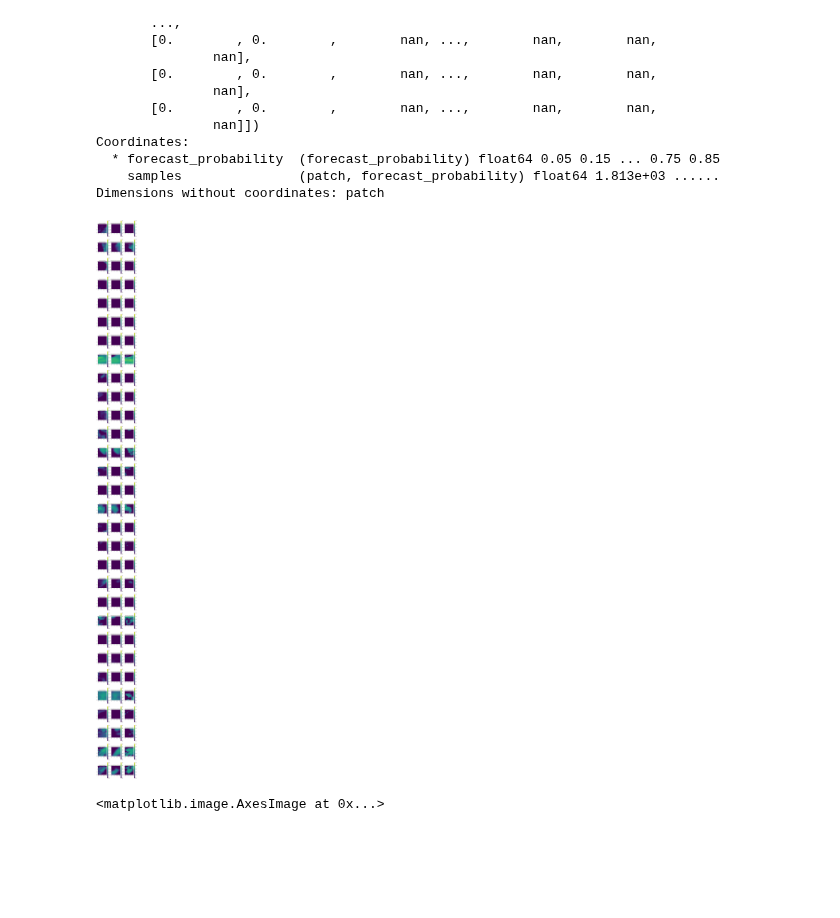
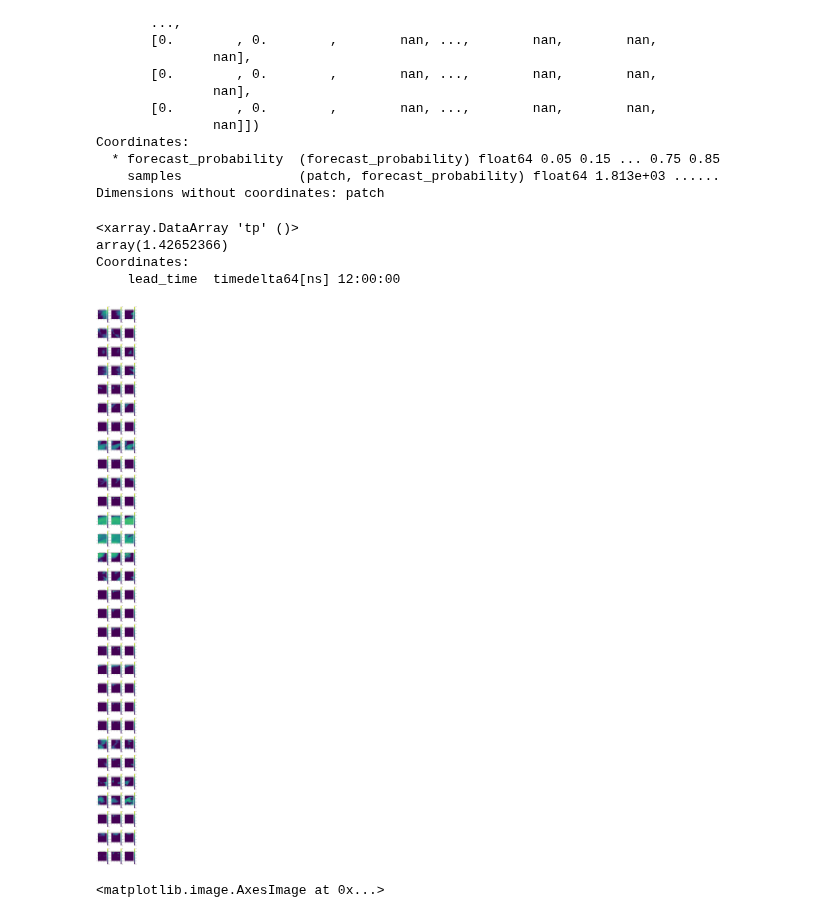
Before and after one commit to raspstephan/nwp-downscale, a Jupyter notebook: notebooks/eval_dev.ipynb, the cells around one changed output. Saved outputs shown, nothing was run; the diff lists cells and outputs as text; code cells hidden in the pictures; blank space fills up the shorter version.

```diff
--- a/notebooks/eval_dev.ipynb
+++ b/notebooks/eval_dev.ipynb
@@ -30,7 +30,7 @@ else:
 
 from pytictoc import TicToc
 # %%
-ds_test = pickle.load(open("/home/jupyter/data/saved_datasets/testdataset_ensemble_forecast_x10_log_trans_random_extra_vars_TCW-T-CAPE-CIN_broadfield_channel_padded_10_first_days_5.pkl", "rb"))
+ds_test = pickle.load(open("/home/jupyter/data/saved_datasets/testdataset_ensemble_tp_x10_stacked_log_trans_with_single_TCW_T_CAPE_CI_tp_padded_15_channel_first_days_5.pkl", "rb"))
 
 sampler_test = torch.utils.data.SequentialSampler(ds_test)
 
@@ -334,33 +337,40 @@ def plot_samples_per_input(data, gen, samples, device):
     plt.show
 # %%
 model = CheckCorrector.load_from_checkpoint(
-        '/home/jupyter/data/saved_models/corrector/ensemble_forecast_x10_log_trans_random_extra_vars_TCW-T-CAPE-CIN_broadfield_channel_padded_15/7/epoch=97-step=19999.ckpt')
+        '/home/jupyter/data/saved_models/corrector/ensemble_forecast_x10_log_trans_random_extra_vars_TCW-T-CAPE-CIN_broadfield_channel_padded_15/l1_and_fss10_loss/0/epoch=0-step=19999.ckpt')
 # %%
 # sample_indices = np.random.choice(100, size = 40, replace=False)
 # ds_test = torch.utils.data.Subset(ds_test, sample_indices)
 # %%
 device = 'cpu'
+# %%
+log_retrans(0.5* (ds_test.maxs.tp- ds_test.mins.tp) + ds_test.mins.tp, 0.01)
+# %% [output]
+<xarray.DataArray 'tp' ()>
+array(1.42652366)
+Coordinates:
+    lead_time  timedelta64[ns] 12:00:00
 # %%
 k = 30
 start = 50
 fig, axs = plt.subplots(k, 3, figsize = (10, 5*k))
-for i, ii in enumerate(np.random.choice(np.arange(400), size=k, replace=False)):
+for i, ii in enumerate(np.random.choice(np.arange(60000), size=k, replace=False)):
     im = axs[i,0].imshow(ds_test[ii][0][0,:,:], vmin = 0, vmax = 1)
     axs[i,0].set_title('low-res forecast')
     fig.colorbar(im, ax = axs[i,0])
     img = model.corrector(torch.tensor(ds_test[ii][0]).unsqueeze(0)).squeeze().detach().numpy()
     im = axs[i,1].imshow(img, vmin = 0, vmax = 1)
     axs[i,1].set_title('corrected low res forecast')
     fig.colorbar(im, ax = axs[i,1])
     img2 = model.downsample(torch.tensor(ds_test[ii][1]).unsqueeze(0), scale_factor = 0.125, mode = 'bilinear', align_corners = False).squeeze().detach().numpy()
     im = axs[i,2].imshow(img2, vmin = 0, vmax = 1)
     axs[i,2].set_title('low-res ground truth')
     fig.colorbar(im, ax = axs[i,2])
 
 # plt.figure()
 # plt.imshow(ds_test[i][1].squeeze())
 # %% [output]
-[figure, old version]
+[figure, new version]
 # %%
 plt.imshow(img2)
 # %% [output]
```
Also changed, not shown: parts of 2 cells of this notebook, 8 other files.
